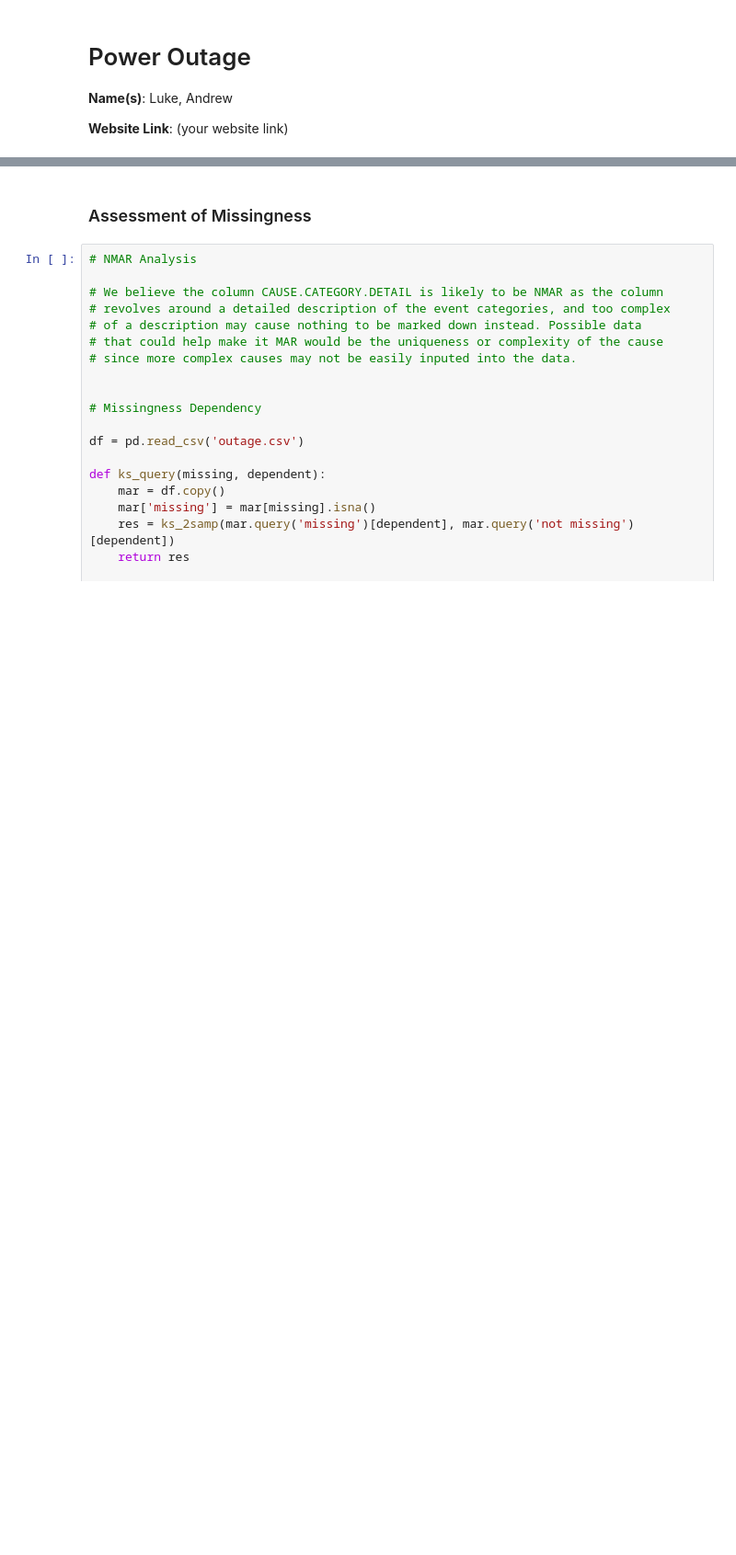
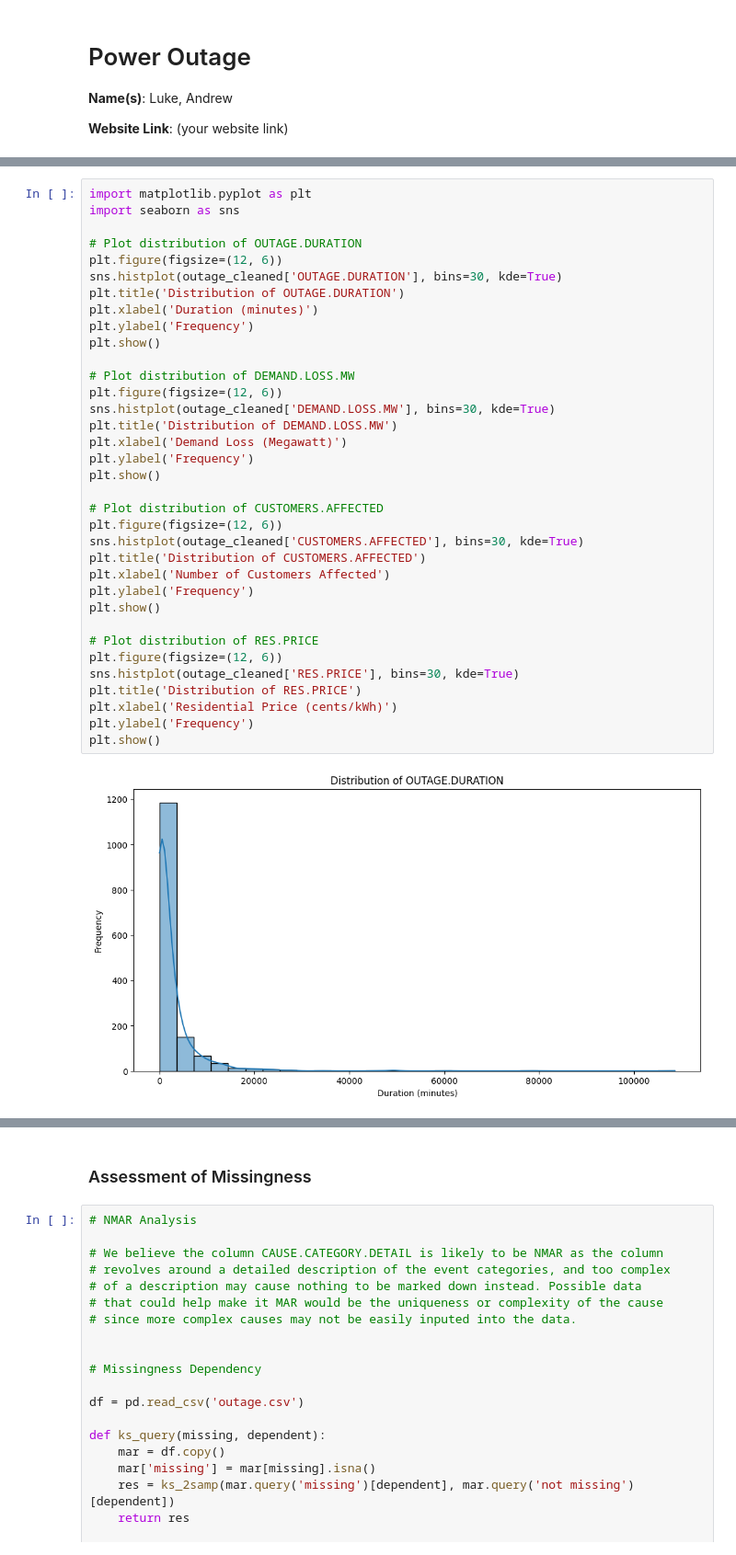
Before and after one commit to ayinfly/lights-out, a Jupyter notebook: template.ipynb, the cells around one changed output, grey strips where cells are left out. Shown at 92% size. Drawn from its saved outputs; the diff is of its cells as text; blank space fills up the shorter version.

Commit message:
Add Documentation and Visuals

```diff
--- a/template.ipynb
+++ b/template.ipynb
@@ -52,0 +132,37 @@ KeyError: 'variables'
+# %%
+import matplotlib.pyplot as plt
+import seaborn as sns
+
+# Plot distribution of OUTAGE.DURATION
+plt.figure(figsize=(12, 6))
+sns.histplot(outage_cleaned['OUTAGE.DURATION'], bins=30, kde=True)
+plt.title('Distribution of OUTAGE.DURATION')
+plt.xlabel('Duration (minutes)')
+plt.ylabel('Frequency')
+plt.show()
+
+# Plot distribution of DEMAND.LOSS.MW
+plt.figure(figsize=(12, 6))
+sns.histplot(outage_cleaned['DEMAND.LOSS.MW'], bins=30, kde=True)
+plt.title('Distribution of DEMAND.LOSS.MW')
+plt.xlabel('Demand Loss (Megawatt)')
+plt.ylabel('Frequency')
+plt.show()
+
+# Plot distribution of CUSTOMERS.AFFECTED
+plt.figure(figsize=(12, 6))
+sns.histplot(outage_cleaned['CUSTOMERS.AFFECTED'], bins=30, kde=True)
+plt.title('Distribution of CUSTOMERS.AFFECTED')
+plt.xlabel('Number of Customers Affected')
+plt.ylabel('Frequency')
+plt.show()
+
+# Plot distribution of RES.PRICE
+plt.figure(figsize=(12, 6))
+sns.histplot(outage_cleaned['RES.PRICE'], bins=30, kde=True)
+plt.title('Distribution of RES.PRICE')
+plt.xlabel('Residential Price (cents/kWh)')
+plt.ylabel('Frequency')
+plt.show()
+# %% [output]
+[figure, added]
```
Also changed, not shown: parts of 20 cells of this notebook.
